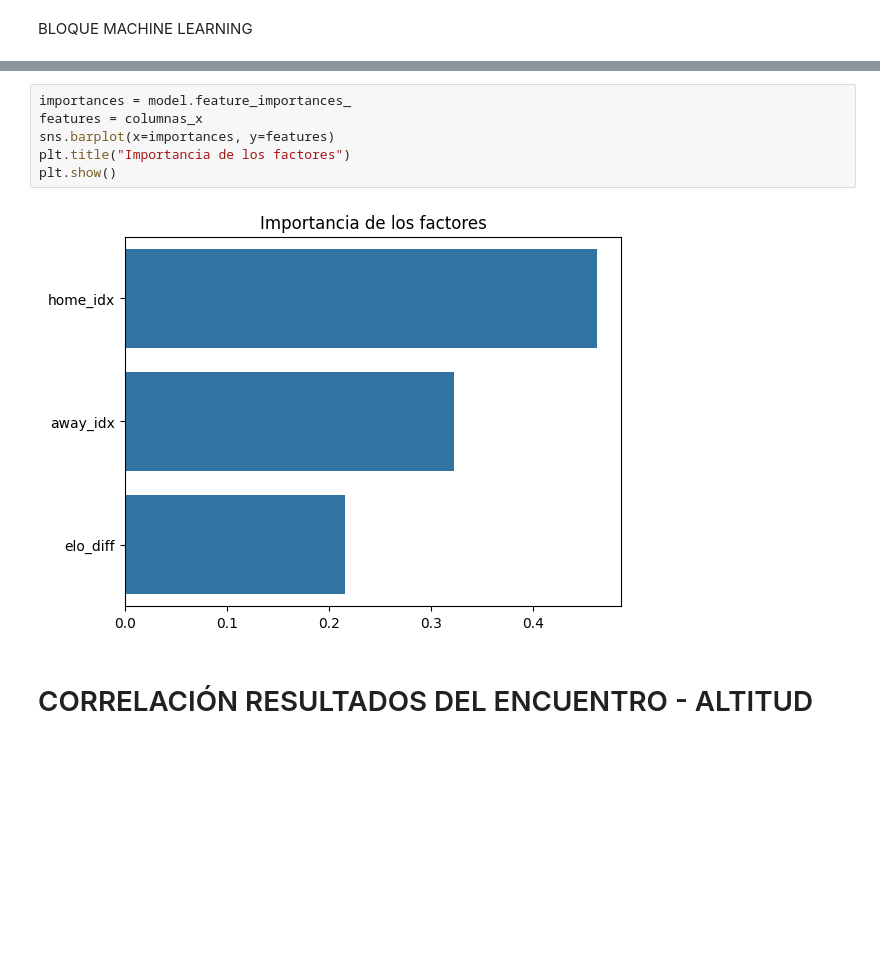
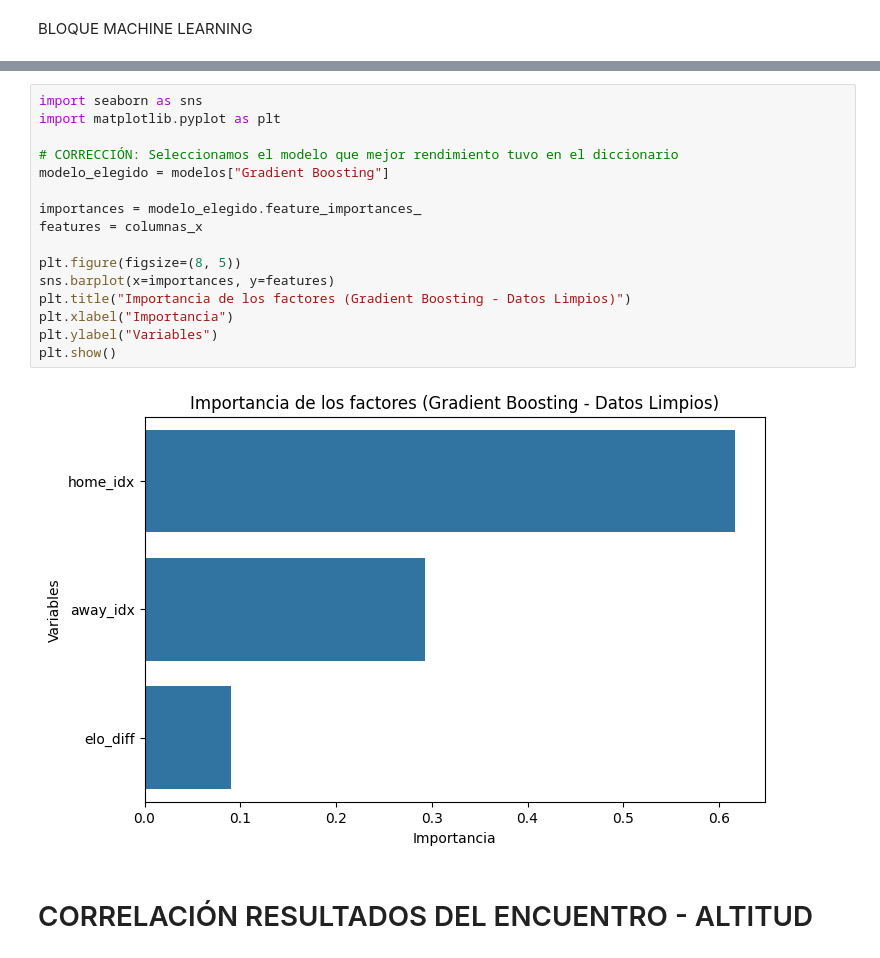
Before and after one commit to Agustin-Casebonne/WorldCup, a Jupyter notebook: MachineLearning/MachineLearningModel.ipynb, the cells around one changed output, grey strips where cells are left out. Saved outputs shown, nothing was run; the diff lists cells and outputs as text; blank space fills up the shorter version.

```diff
--- a/MachineLearning/MachineLearningModel.ipynb
+++ b/MachineLearning/MachineLearningModel.ipynb
@@ -176,11 +275,21 @@ plt.show()
 # %%
-importances = model.feature_importances_
+import seaborn as sns
+import matplotlib.pyplot as plt
+
+# CORRECCIÓN: Seleccionamos el modelo que mejor rendimiento tuvo en el diccionario
+modelo_elegido = modelos["Gradient Boosting"]
+
+importances = modelo_elegido.feature_importances_
 features = columnas_x
+
+plt.figure(figsize=(8, 5))
 sns.barplot(x=importances, y=features)
-plt.title("Importancia de los factores")
+plt.title("Importancia de los factores (Gradient Boosting - Datos Limpios)")
+plt.xlabel("Importancia")
+plt.ylabel("Variables")
 plt.show()
 # %% [output]
-[figure, old version]
+[figure, new version]
 # %% [markdown]
 # CORRELACIÓN RESULTADOS DEL ENCUENTRO - ALTITUD
 # %%
```
Also changed, not shown: parts of 15 cells of this notebook, 3 other files.
